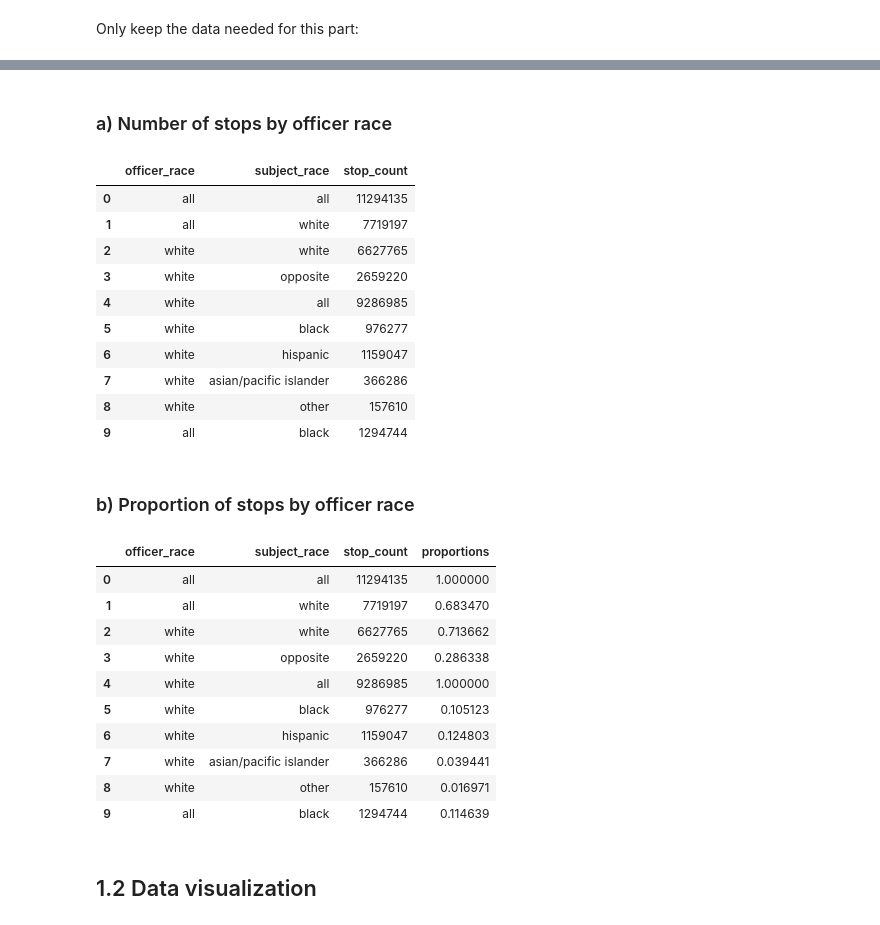
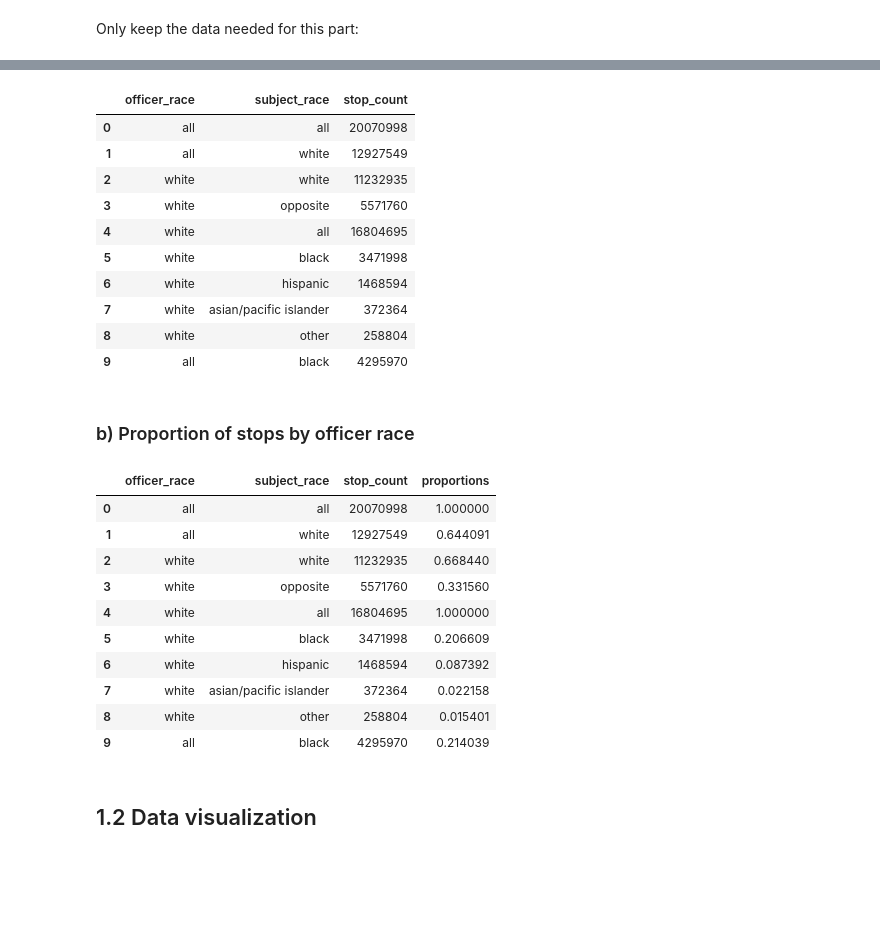
Before and after one commit to epfl-ada/ada-2020-project-milestone-p3-p3_adahn, a Jupyter notebook: analysis.ipynb, the cells around one changed output, grey strips where cells are left out. Cells and saved outputs as stored; diff of their text form; code cells hidden in the pictures; blank space fills up the shorter version.

```diff
--- a/analysis.ipynb
+++ b/analysis.ipynb
@@ -28,7 +28,7 @@ data.head(10)
 # %% [markdown]
 Only keep the data needed for this part:
 # %%
-data_prop = data[['date', 'time', 'subject_race', 'officer_race']]
+data_prop = data[['subject_race', 'officer_race']]
 data_prop = data_prop.dropna()
 
 data_prop.head(10)
@@ -65,8 +67,6 @@ def countStops(df, stats, officer, races):
             stats = pd.concat([stats, temp], axis=0, ignore_index=True)
 
     return stats
-# %% [markdown]
-### a) Number of stops by officer race
 # %%
 races = ['white', 'black', 'hispanic', 'asian/pacific islander', 'other']
 total = data_prop.shape[0]
@@ -80,21 +80,20 @@ for race in races:
     stats = countStops(data_prop, stats, race, races)
 # %%
 # Save stats
-stats.to_csv(r'data/stats.csv', index=False)
-
+stats.to_csv(r'data/stop_count.csv', index=False)
 stats.head(10)
 # %% [output]
 |  | officer_race | subject_race | stop_count |
-| 0 | all | all | 11294135 |
-| 1 | all | white | 7719197 |
-| 2 | white | white | 6627765 |
-| 3 | white | opposite | 2659220 |
-| 4 | white | all | 9286985 |
-| 5 | white | black | 976277 |
-| 6 | white | hispanic | 1159047 |
-| 7 | white | asian/pacific islander | 366286 |
-| 8 | white | other | 157610 |
-| 9 | all | black | 1294744 |
+| 0 | all | all | 20070998 |
+| 1 | all | white | 12927549 |
+| 2 | white | white | 11232935 |
+| 3 | white | opposite | 5571760 |
+| 4 | white | all | 16804695 |
+| 5 | white | black | 3471998 |
+| 6 | white | hispanic | 1468594 |
+| 7 | white | asian/pacific islander | 372364 |
+| 8 | white | other | 258804 |
+| 9 | all | black | 4295970 |
 # %% [markdown]
 ### b) Proportion of stops by officer race
 # %%
@@ -110,16 +109,16 @@ for race in races:
 stats.head(10)
 # %% [output]
 |  | officer_race | subject_race | stop_count | proportions |
-| 0 | all | all | 11294135 | 1.000000 |
-| 1 | all | white | 7719197 | 0.683470 |
-| 2 | white | white | 6627765 | 0.713662 |
-| 3 | white | opposite | 2659220 | 0.286338 |
-| 4 | white | all | 9286985 | 1.000000 |
-| 5 | white | black | 976277 | 0.105123 |
-| 6 | white | hispanic | 1159047 | 0.124803 |
-| 7 | white | asian/pacific islander | 366286 | 0.039441 |
-| 8 | white | other | 157610 | 0.016971 |
-| 9 | all | black | 1294744 | 0.114639 |
+| 0 | all | all | 20070998 | 1.000000 |
+| 1 | all | white | 12927549 | 0.644091 |
+| 2 | white | white | 11232935 | 0.668440 |
+| 3 | white | opposite | 5571760 | 0.331560 |
+| 4 | white | all | 16804695 | 1.000000 |
+| 5 | white | black | 3471998 | 0.206609 |
+| 6 | white | hispanic | 1468594 | 0.087392 |
+| 7 | white | asian/pacific islander | 372364 | 0.022158 |
+| 8 | white | other | 258804 | 0.015401 |
+| 9 | all | black | 4295970 | 0.214039 |
 # %% [markdown]
 ## 1.2 Data visualization
 # %% [markdown]
```
Also changed, not shown: parts of 28 cells of this notebook, 1 other file.
